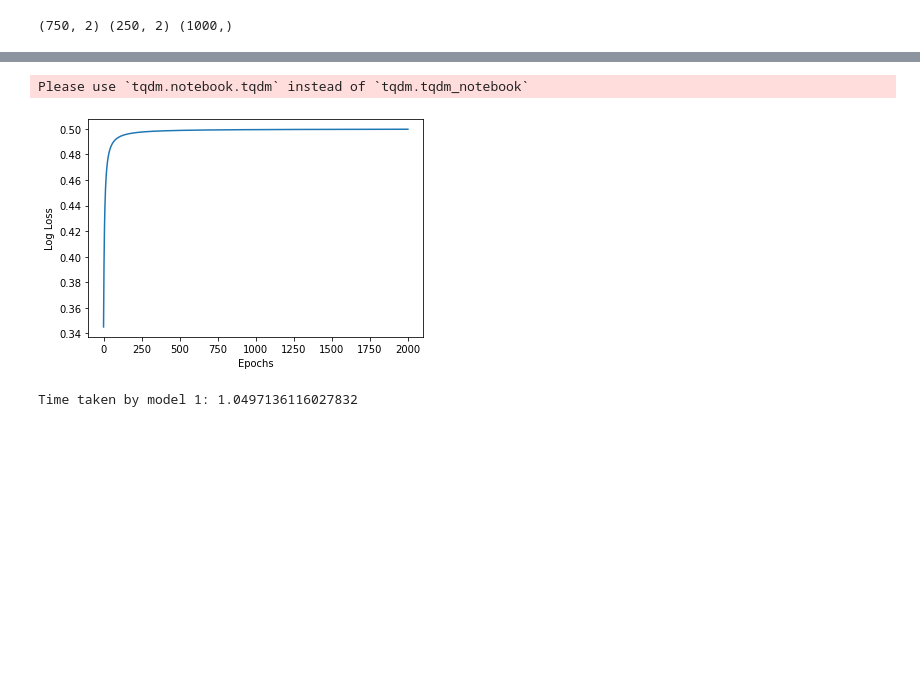
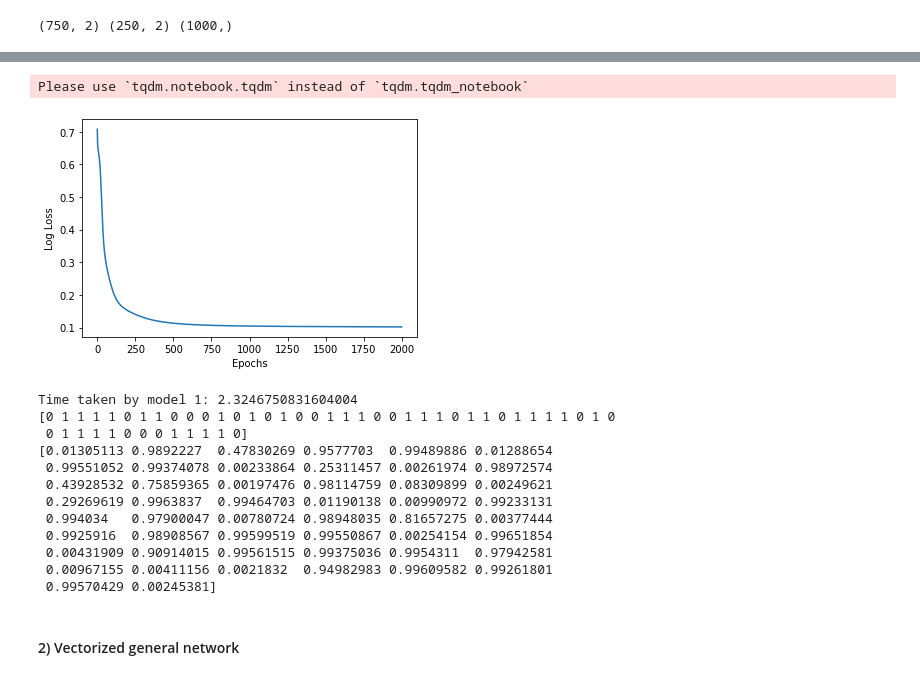
Before and after one commit to binodmathews93/GUVI-DeepLearning, a Jupyter notebook: VectorizedFeedForwardNetworks.ipynb, the cells around one changed output, grey strips where cells are left out. Drawn from its saved outputs; the diff is of its cells as text; code cells hidden in the pictures; blank space fills up the shorter version.

Commit message:
Implemented Vectorized general network and completed exercises

```diff
--- a/VectorizedFeedForwardNetworks.ipynb
+++ b/VectorizedFeedForwardNetworks.ipynb
@@ -493,7 +495,7 @@ class FF_SimpleNetwork_Vectorised:
     self.forward_pass(X)
     m = X.shape[0]
 
-    self.dA2 = -1*self.grad_sigmoid(self.H2) # (N, 1)
+    self.dA2 = self.H2 - Y # (N, 1)
 
     self.dW2 = np.matmul(self.H1.T, self.dA2) # (2, N) * (N, 1) -> (2, 1)
     self.dB2 = np.sum(self.dA2, axis=0).reshape(1, -1) # (N, 1) -> (1, 1)
@@ -534,16 +536,29 @@ class FF_SimpleNetwork_Vectorised:
     Y_pred = self.forward_pass(X)
     return np.array(Y_pred).squeeze()
 # %%
-models_init = [FF_SimpleNetwork_Vectorised(W1, W2)]
+models_init = [FF_SimpleNetwork_Vectorised(Ws1, Ws2)]
 models = []
 for idx, model in enumerate(models_init, start=1):
   tic = time.time()
   ffsn_multi_specific = model
-  ffsn_multi_specific.fit(Xs_train,Ys_train,epochs=2000,learning_rate=.5,display_loss=True)
+  ffsn_multi_specific.fit(Xs_train,np.expand_dims(Ys_train,1),epochs=2000,learning_rate=.5,display_loss=True)
   models.append(ffsn_multi_specific)
   toc = time.time()
   print("Time taken by model {}: {}".format(idx, toc-tic))
 # %% [output]
 Please use `tqdm.notebook.tqdm` instead of `tqdm.tqdm_notebook`
-[figure, old version]
+[figure, new version]
-Time taken by model 1: 1.0497136116027832
+Time taken by model 1: 2.3246750831604004
+[0 1 1 1 1 0 1 1 0 0 0 1 0 1 0 1 0 0 1 1 1 0 0 1 1 1 0 1 1 0 1 1 1 1 0 1 0
+ 0 1 1 1 1 0 0 0 1 1 1 1 0]
+[0.01305113 0.9892227  0.47830269 0.9577703  0.99489886 0.01288654
+ 0.99551052 0.99374078 0.00233864 0.25311457 0.00261974 0.98972574
+ 0.43928532 0.75859365 0.00197476 0.98114759 0.08309899 0.00249621
+ 0.29269619 0.9963837  0.99464703 0.01190138 0.00990972 0.99233131
+ 0.994034   0.97900047 0.00780724 0.98948035 0.81657275 0.00377444
+ 0.9925916  0.98908567 0.99599519 0.99550867 0.00254154 0.99651854
+ 0.00431909 0.90914015 0.99561515 0.99375036 0.9954311  0.97942581
+ 0.00967155 0.00411156 0.0021832  0.94982983 0.99609582 0.99261801
+ 0.99570429 0.00245381]
+# %% [markdown]
+#### 2) Vectorized general network
```
Also changed, not shown: parts of 6 cells of this notebook.
